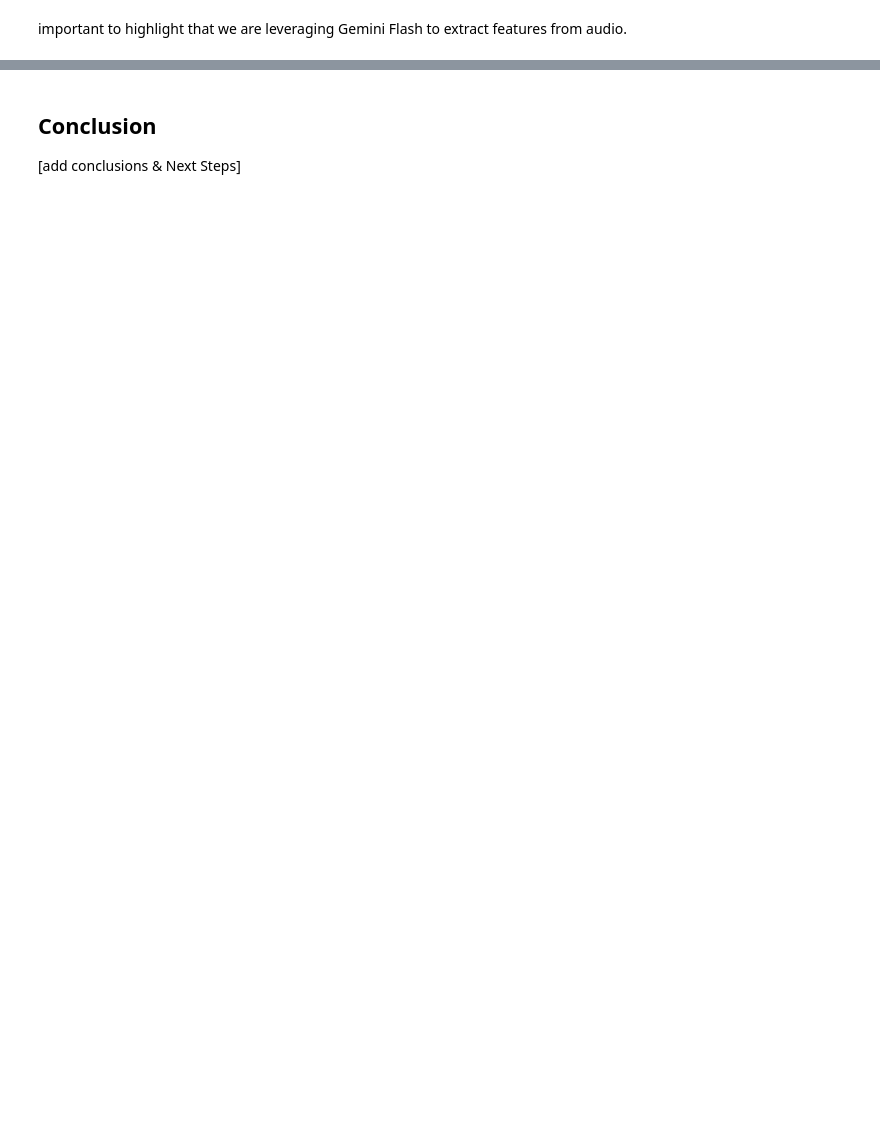
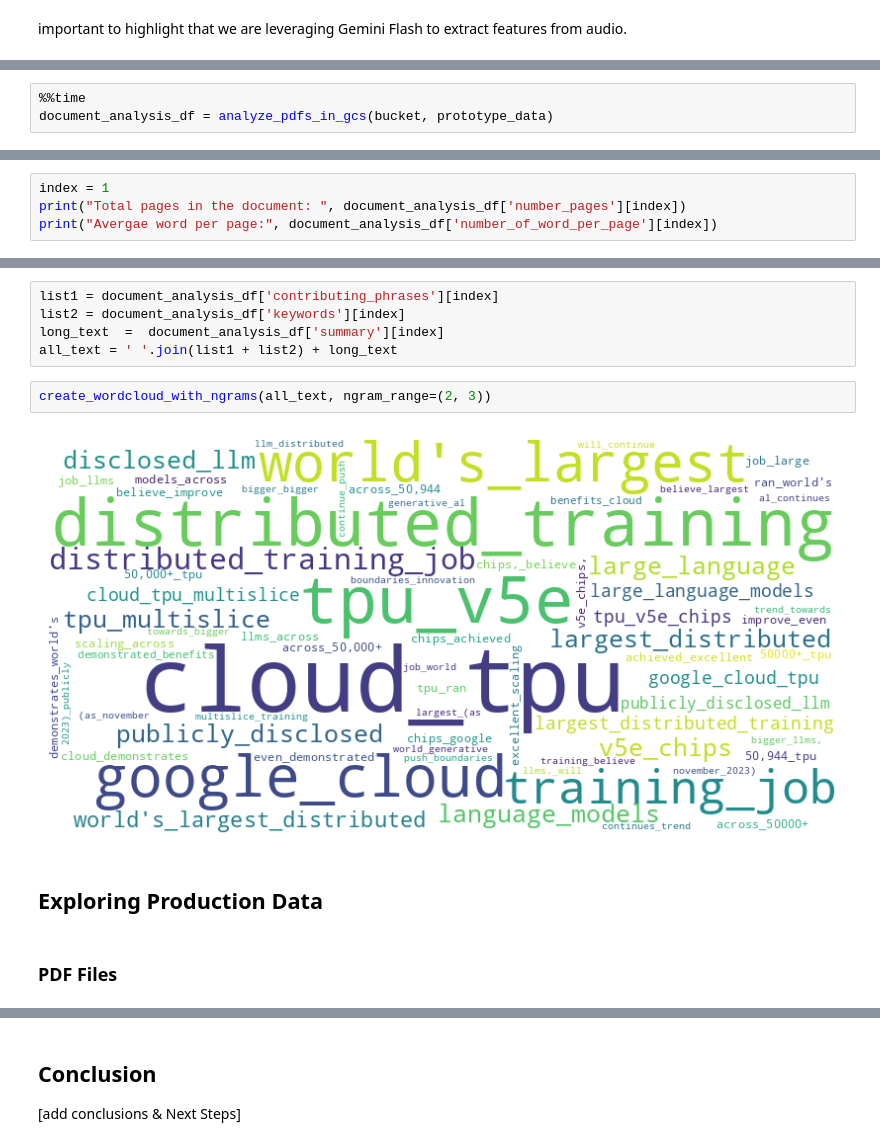
Before and after one commit to lavinigam-gcp/mlops-for-genai, a Jupyter notebook: rag2riches/v1.0/04_Exploratory_Data_Analysis.ipynb, the cells around one changed output, grey strips where cells are left out. Drawn from its saved outputs; the diff is of its cells as text; blank space fills up the shorter version.

```diff
--- a/rag2riches/v1.0/04_Exploratory_Data_Analysis.ipynb
+++ b/rag2riches/v1.0/04_Exploratory_Data_Analysis.ipynb
@@ -456,0 +733,3 @@ plt.show()
+# %%
+%%time
+document_analysis_df = analyze_pdfs_in_gcs(bucket, prototype_data)
@@ -456,0 +745,4 @@ plt.show()
+# %%
+index = 1
+print("Total pages in the document: ", document_analysis_df['number_pages'][index])
+print("Avergae word per page:", document_analysis_df['number_of_word_per_page'][index])
@@ -456,0 +779,13 @@ plt.show()
+# %%
+list1 = document_analysis_df['contributing_phrases'][index]
+list2 = document_analysis_df['keywords'][index]
+long_text  =  document_analysis_df['summary'][index]
+all_text = ' '.join(list1 + list2) + long_text
+# %%
+create_wordcloud_with_ngrams(all_text, ngram_range=(2, 3))
+# %% [output]
+[figure, added]
+# %% [markdown]
+## Exploring Production Data
+# %% [markdown]
+### PDF Files
```
Also changed, not shown: parts of 58 cells of this notebook.
